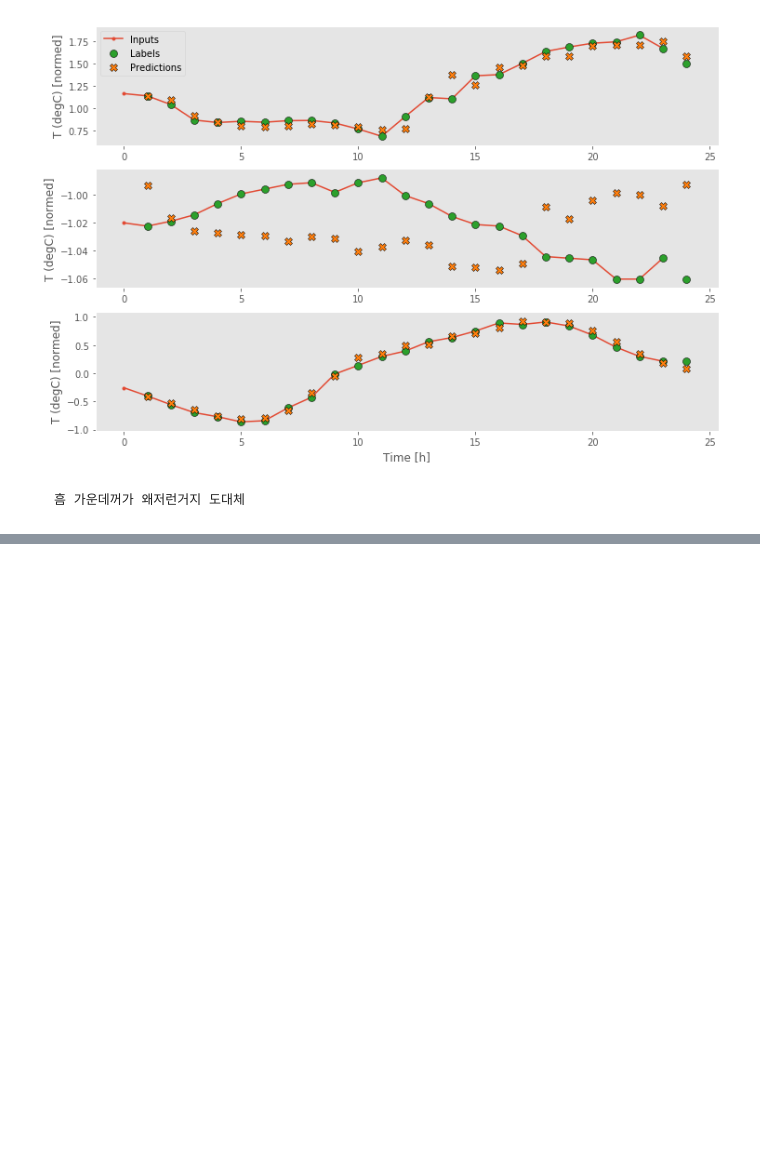
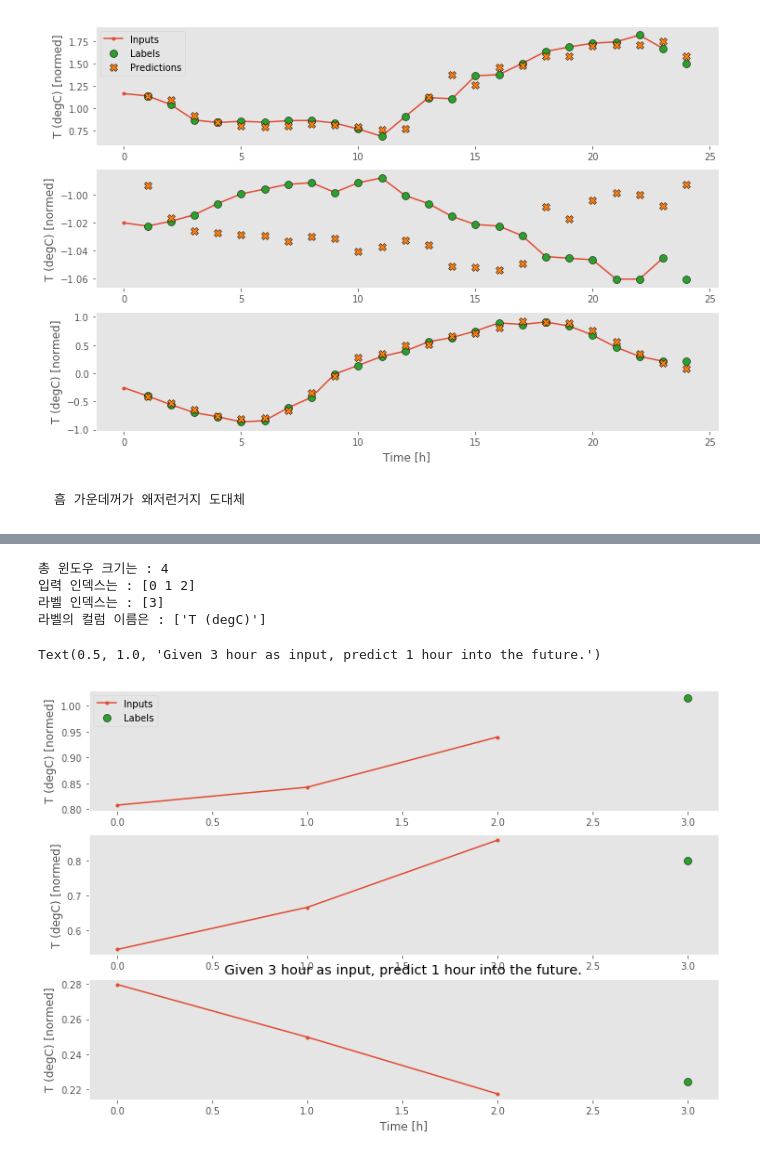
Before and after one commit to skdbsxir/DS-Studying, a Jupyter notebook: [NN Study]/003. Keras Examples - 3. Simple Time Series Prediction.ipynb, the cells around one changed output, grey strips where cells are left out. Saved outputs shown, nothing was run; the diff lists cells and outputs as text; code cells hidden in the pictures; blank space fills up the shorter version.

```diff
--- a/[NN Study]/003. Keras Examples - 3. Simple Time Series Prediction.ipynb
+++ b/[NN Study]/003. Keras Examples - 3. Simple Time Series Prediction.ipynb
@@ -868,0 +876,20 @@ Epoch 7/20
+# %%
+CONV_WIDTH = 3
+conv_window = WindowGenerator(
+    input_width=CONV_WIDTH,
+    label_width=1,
+    shift=1,
+    label_columns=['T (degC)']
+)
+conv_window
+# %% [output]
+총 윈도우 크기는 : 4
+입력 인덱스는 : [0 1 2]
+라벨 인덱스는 : [3]
+라벨의 컬럼 이름은 : ['T (degC)']
+# %%
+conv_window.plot()
+plt.title('Given 3 hour as input, predict 1 hour into the future.')
+# %% [output]
+Text(0.5, 1.0, 'Given 3 hour as input, predict 1 hour into the future.')
+[figure, added]
```
Also changed, not shown: parts of 14 cells of this notebook.
